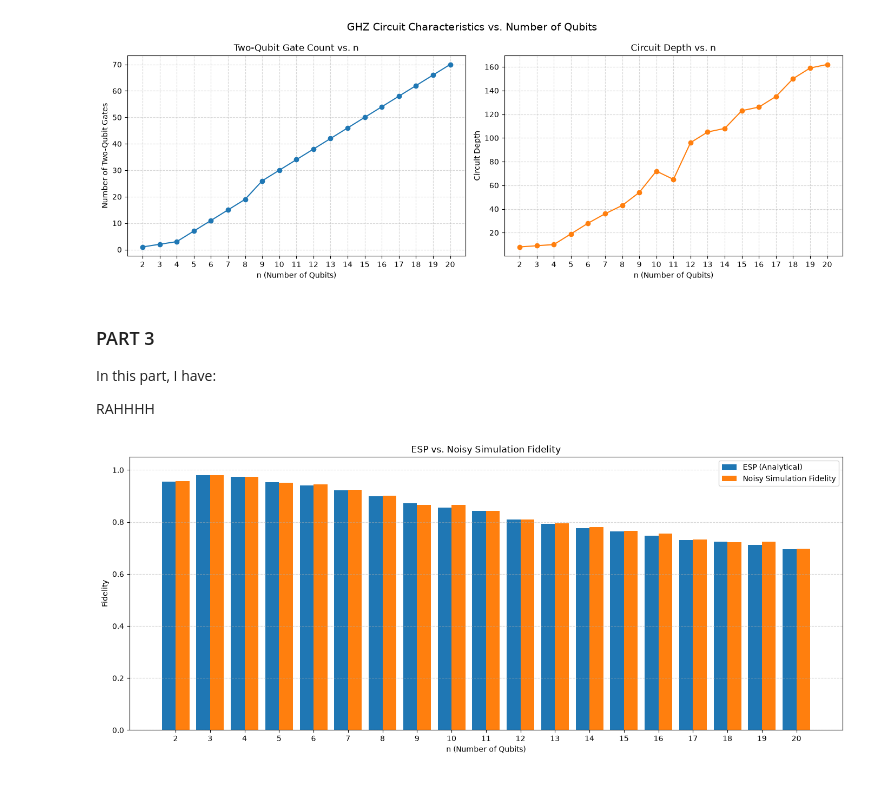
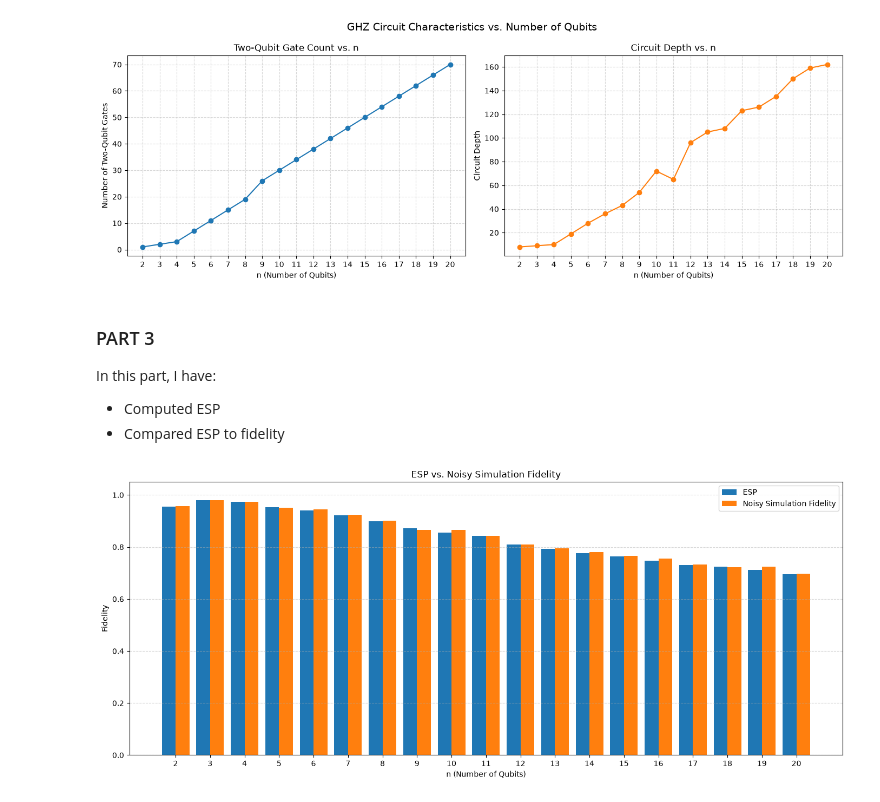
Before and after one commit to Adiro777/IBM-Backend-Properties-and-GHZ-Scaling, a Jupyter notebook: HW1 - IBM Backend Properties and GHZ Scaling.ipynb, the cells around one changed output. Drawn from its saved outputs; the diff is of its cells as text; code cells hidden in the pictures.

```diff
--- a/HW1 - IBM Backend Properties and GHZ Scaling.ipynb
+++ b/HW1 - IBM Backend Properties and GHZ Scaling.ipynb
@@ -481,7 +479,8 @@ plt.show()
 ### PART 3
 In this part, I have:
 
-RAHHHH
+- Computed ESP
+- Compared ESP to fidelity
 # %%
 # ----------------------------------
 # COMPUTING ESP
@@ -519,28 +518,28 @@ for num_of_qubits in range(2, 21):
     esp_values[num_of_qubits] = compute_esp(ghz_transpiled_circuits[num_of_qubits], backend_one)
 # %%
 # ----------------------------------
-# COMPUTING ESP
+# COMPARING ESP TO NOISY SIM
 # ----------------------------------
 n_values = list(range(2, 21))
 esp_list = [esp_values[n] for n in n_values]
 noisy_fidelity_list = [noisy_fidelities[n] for n in n_values]
 
 x = np.arange(len(n_values))
 width = 0.4
 
 plt.figure(figsize=(14, 6))
-plt.bar(x - width/2, esp_list, width, label='ESP (Analytical)')
+plt.bar(x - width/2, esp_list, width, label='ESP')
 plt.bar(x + width/2, noisy_fidelity_list, width, label='Noisy Simulation Fidelity')
 
 plt.xlabel("n (Number of Qubits)")
 plt.ylabel("Fidelity")
 plt.title("ESP vs. Noisy Simulation Fidelity")
 plt.xticks(x, n_values)
 plt.ylim(0, 1.05)
 plt.legend()
 plt.grid(True, axis='y', linestyle='--', alpha=0.5)
 plt.tight_layout()
 plt.savefig("figure3_esp_vs_noisy_fidelity.png", dpi=150, bbox_inches="tight")
 plt.show()
 # %% [output]
-[figure, old version]
+[figure, new version]
```
Also changed, not shown: parts of 5 cells of this notebook.
